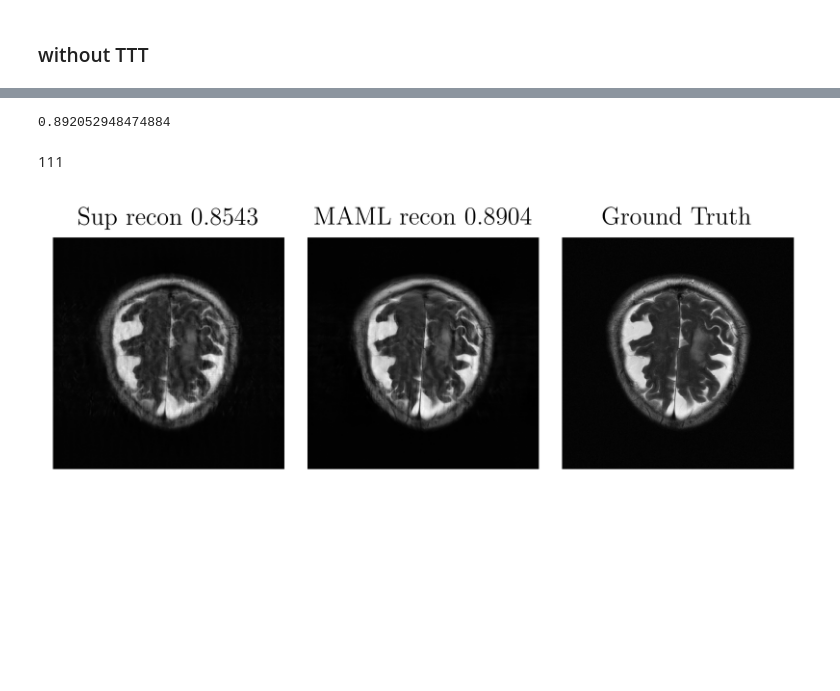
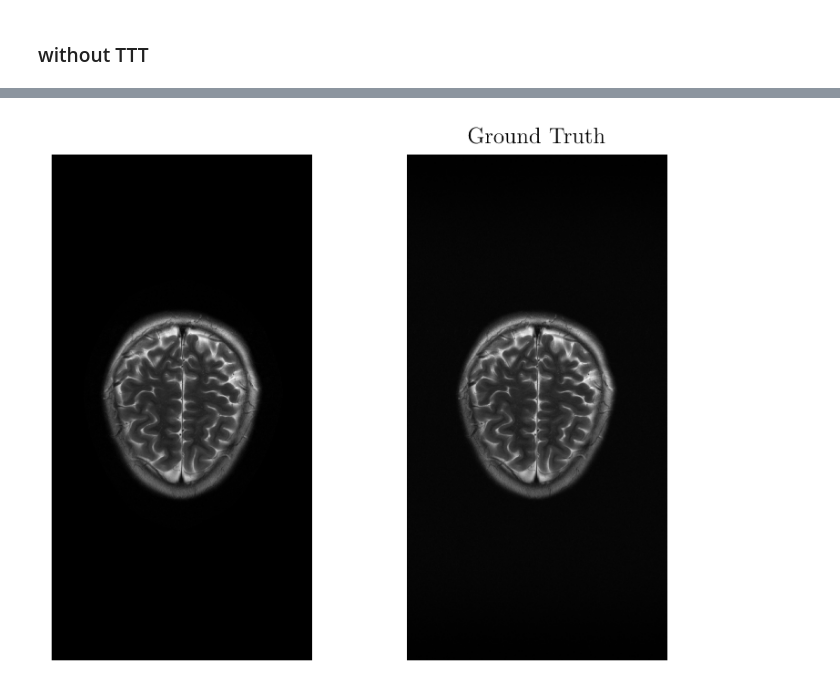
Before and after one commit to ChengYan97/metaMRI, a Jupyter notebook: run_fastMRI/E12.3_noTTT.ipynb, the cells around one changed output, grey strips where cells are left out. Cells and saved outputs as stored; diff of their text form; code cells hidden in the pictures; blank space fills up the shorter version.

```diff
--- a/run_fastMRI/E12.3_noTTT.ipynb
+++ b/run_fastMRI/E12.3_noTTT.ipynb
@@ -104,12 +104,9 @@ with open(path_mask,'rb') as fn:
 mask = torch.tensor(mask2d[0]).unsqueeze(0).unsqueeze(0).unsqueeze(-1)
 mask = mask.to(device)
 # %%
-checkpoint_path = '/cheng/metaMRI/metaMRI/save/E12.3_outsup_maml(l1_out-3_in-5)P_T300_150epoch/E12.3_outsup_maml(l1_out-3_in-5)P_T300_150epoch_E50.pth'
-# '/cheng/metaMRI/metaMRI/save/E12.3_outsup_maml(l1_out-5_in-5)P_T300_300epoch/E12.3_outsup_maml(l1_out-3_in-5)P_T300_300epoch_E100_early.pth'
-# '/cheng/metaMRI/metaMRI/save/E12.3_outsup_maml(l1_out-3_in-5)P_T300_150epoch/E12.3_outsup_maml(l1_out-3_in-5)P_T300_150epoch_E32.pth'
-# '/cheng/metaMRI/metaMRI/save/E12.3_outsup_maml(l1_out-3-5_in-5)P_T300_200epoch/E12.3_outsup_maml(l1_out-3-5_in-5)P_T300_200epoch_E200.pth'
-# '/cheng/metaMRI/metaMRI/save/E11/E11.11_sup(l1_1e-5)P_T300_300epoch/E11.11_sup(l1_1e-5)P_T300_300epoch_E300_best.pth'
-# '/cheng/metaMRI/metaMRI/save/E12.3_outsup_maml(l1_out-3-5_in-5)P_T300_200epoch/E12.3_outsup_maml(l1_out-3-5_in-5)P_T300_200epoch_E142.pth'
+checkpoint_path = '/cheng/metaMRI/metaMRI/save/E_tttpaper_rss_sup(l1_1e-5)P_T300_300epoch/E_tttpaper_rss_sup(l1_1e-5)P_T300_300epoch_E150.pth'
+# '/cheng/metaMRI/metaMRI/save/E_tttpaper_sensmap_sup(l1_1e-5)P_T300_300epoch/E_tttpaper_sensmap_sup(l1_1e-5)P_T300_300epoch_E300.pth'
+
 
 model = Unet(in_chans=2, out_chans=2, chans=64, num_pool_layers=4, drop_prob=0.0)
 model.load_state_dict(torch.load(checkpoint_path))
@@ -180,7 +182,0 @@ Testing average SSIM loss:  0.8868950569629669
-# %%
-loss_ssim = 1 - ssim_fct(crop_output_image, crop_target_image, data_range = crop_target_image.max().unsqueeze(0)).item()
-loss_ssim
-# %% [output]
-0.892052948474884
-# %% [markdown]
-111
@@ -189,19 +183,18 @@ crop_output_image_ = crop_output_image
+# %%
+target_image_1c_ = target_image_1c
+# %%
+target_image_1c = complex_abs(complex_mul(ifft2c(kspace * scale_factor), sens_maps_conj).sum(dim=0, keepdim=False)).unsqueeze(0)
 # %%
-fig, axes = plt.subplots(1, 3, dpi= 400)
+fig, axes = plt.subplots(1, 2, dpi= 300)
 
-axes[0].imshow(crop_output_image_.squeeze(0).squeeze(0).cpu().detach().numpy(),cmap='gray')
-axes[0].set_title('Sup recon 0.8543')
+axes[0].imshow(target_image_1c.squeeze(0).squeeze(0).cpu().detach().numpy(),cmap='gray')
 axes[0].axis('off')
 
-axes[1].imshow(crop_output_image.squeeze(0).squeeze(0).cpu().detach().numpy(),cmap='gray')
-axes[1].set_title('MAML recon 0.8904')
+axes[1].imshow(target_image_1c_.squeeze(0).squeeze(0).cpu().detach().numpy(),cmap='gray')
+axes[1].set_title('Ground Truth')
 axes[1].axis('off')
-
-axes[2].imshow(crop_target_image.squeeze(0).squeeze(0).cpu().detach().numpy(),cmap='gray')
-axes[2].set_title('Ground Truth')
-axes[2].axis('off')
 
 plt.subplots_adjust(wspace=0.1)
 plt.show()
 # %% [output]
-[figure, old version]
+[figure, new version]
```
Also changed, not shown: parts of 4 cells of this notebook, 53 other files.
